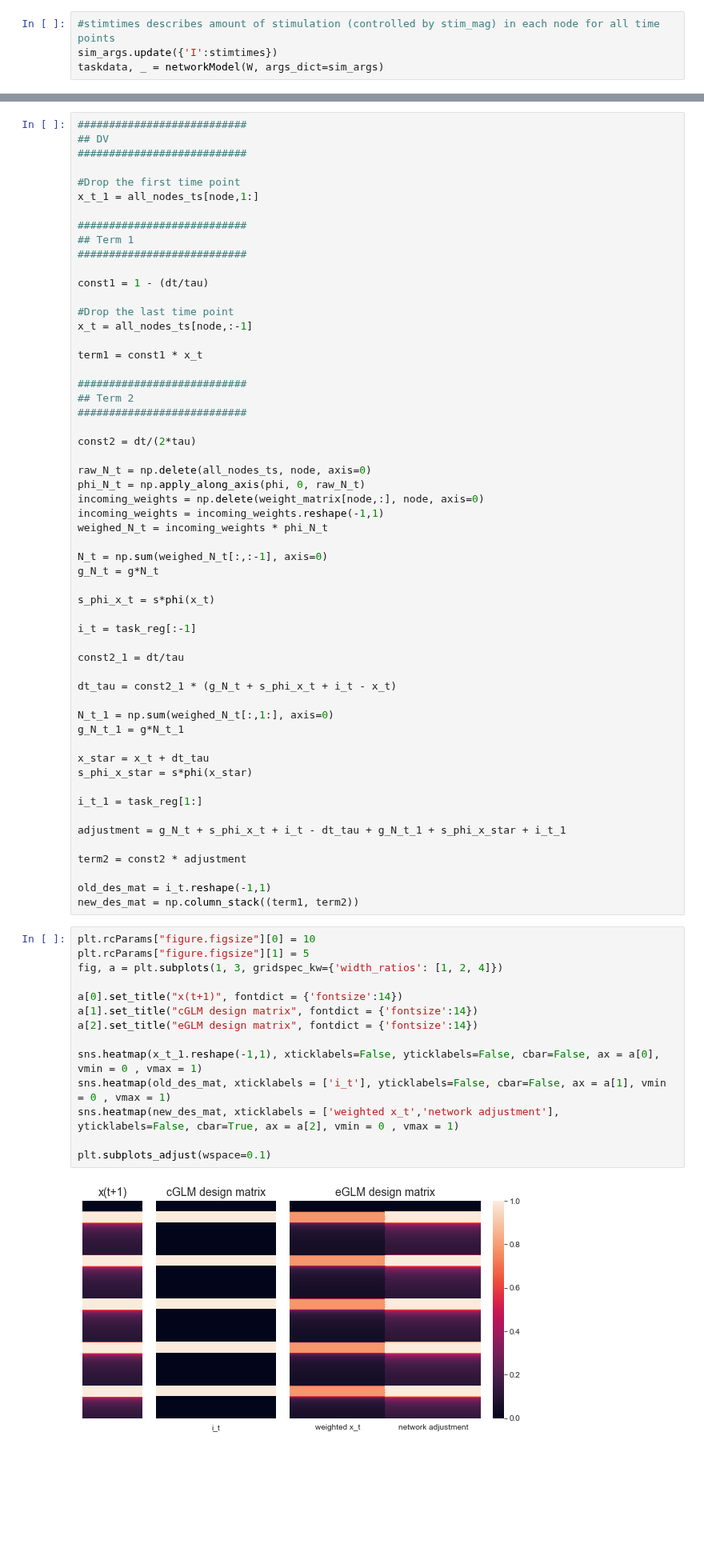
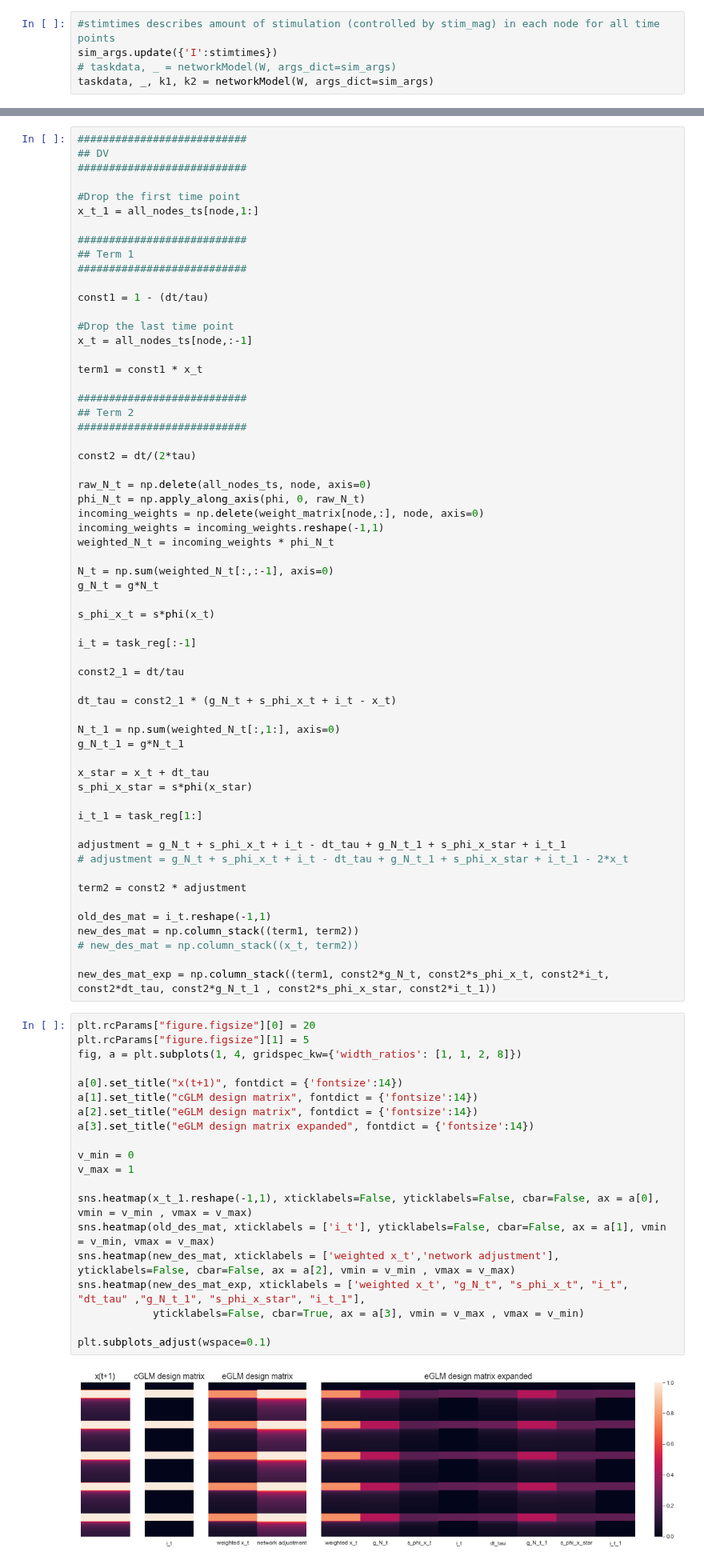
Before and after one commit to zenkavi/NeuralMassModels, a Jupyter notebook: simulations/NB1_Minimal_model.ipynb, the cells around one changed output, grey strips where cells are left out. Shown at 80% size. Drawn from its saved outputs; the diff is of its cells as text; blank space fills up the shorter version.

```diff
--- a/simulations/NB1_Minimal_model.ipynb
+++ b/simulations/NB1_Minimal_model.ipynb
@@ -102,4 +102,5 @@ plt.plot(tasktiming[::int(1/sim_args['dt'])])
 # %%
 #stimtimes describes amount of stimulation (controlled by stim_mag) in each node for all time points
 sim_args.update({'I':stimtimes})
-taskdata, _ = networkModel(W, args_dict=sim_args)
+# taskdata, _ = networkModel(W, args_dict=sim_args)
+taskdata, _, k1, k2 = networkModel(W, args_dict=sim_args)
@@ -242,9 +248,9 @@ raw_N_t = np.delete(all_nodes_ts, node, axis=0)
 phi_N_t = np.apply_along_axis(phi, 0, raw_N_t)
 incoming_weights = np.delete(weight_matrix[node,:], node, axis=0)
 incoming_weights = incoming_weights.reshape(-1,1)
-weighed_N_t = incoming_weights * phi_N_t
+weighted_N_t = incoming_weights * phi_N_t
 
-N_t = np.sum(weighed_N_t[:,:-1], axis=0)
+N_t = np.sum(weighted_N_t[:,:-1], axis=0)
 g_N_t = g*N_t
 
 s_phi_x_t = s*phi(x_t)
@@ -255,7 +261,7 @@ const2_1 = dt/tau
 
 dt_tau = const2_1 * (g_N_t + s_phi_x_t + i_t - x_t)
 
-N_t_1 = np.sum(weighed_N_t[:,1:], axis=0)
+N_t_1 = np.sum(weighted_N_t[:,1:], axis=0)
 g_N_t_1 = g*N_t_1
 
 x_star = x_t + dt_tau
@@ -264,24 +270,34 @@ s_phi_x_star = s*phi(x_star)
 i_t_1 = task_reg[1:]
 
 adjustment = g_N_t + s_phi_x_t + i_t - dt_tau + g_N_t_1 + s_phi_x_star + i_t_1
+# adjustment = g_N_t + s_phi_x_t + i_t - dt_tau + g_N_t_1 + s_phi_x_star + i_t_1 - 2*x_t
 
 term2 = const2 * adjustment
 
 old_des_mat = i_t.reshape(-1,1)
 new_des_mat = np.column_stack((term1, term2))
+# new_des_mat = np.column_stack((x_t, term2))
+
+new_des_mat_exp = np.column_stack((term1, const2*g_N_t, const2*s_phi_x_t, const2*i_t, const2*dt_tau, const2*g_N_t_1 , const2*s_phi_x_star, const2*i_t_1))
 # %%
-plt.rcParams["figure.figsize"][0] = 10
+plt.rcParams["figure.figsize"][0] = 20
 plt.rcParams["figure.figsize"][1] = 5
-fig, a = plt.subplots(1, 3, gridspec_kw={'width_ratios': [1, 2, 4]})
+fig, a = plt.subplots(1, 4, gridspec_kw={'width_ratios': [1, 1, 2, 8]})
 
 a[0].set_title("x(t+1)", fontdict = {'fontsize':14})
 a[1].set_title("cGLM design matrix", fontdict = {'fontsize':14})
 a[2].set_title("eGLM design matrix", fontdict = {'fontsize':14})
+a[3].set_title("eGLM design matrix expanded", fontdict = {'fontsize':14})
 
-sns.heatmap(x_t_1.reshape(-1,1), xticklabels=False, yticklabels=False, cbar=False, ax = a[0], vmin = 0 , vmax = 1)
-sns.heatmap(old_des_mat, xticklabels = ['i_t'], yticklabels=False, cbar=False, ax = a[1], vmin = 0 , vmax = 1)
-sns.heatmap(new_des_mat, xticklabels = ['weighted x_t','network adjustment'], yticklabels=False, cbar=True, ax = a[2], vmin = 0 , vmax = 1)
+v_min = 0
+v_max = 1
+
+sns.heatmap(x_t_1.reshape(-1,1), xticklabels=False, yticklabels=False, cbar=False, ax = a[0], vmin = v_min , vmax = v_max)
+sns.heatmap(old_des_mat, xticklabels = ['i_t'], yticklabels=False, cbar=False, ax = a[1], vmin = v_min, vmax = v_max)
+sns.heatmap(new_des_mat, xticklabels = ['weighted x_t','network adjustment'], yticklabels=False, cbar=False, ax = a[2], vmin = v_min , vmax = v_max)
+sns.heatmap(new_des_mat_exp, xticklabels = ['weighted x_t', "g_N_t", "s_phi_x_t", "i_t", "dt_tau" ,"g_N_t_1", "s_phi_x_star", "i_t_1"],
+            yticklabels=False, cbar=True, ax = a[3], vmin = v_max , vmax = v_min)
 
 plt.subplots_adjust(wspace=0.1)
 # %% [output]
-[figure, old version]
+[figure, new version]
```
Also changed, not shown: parts of 7 cells of this notebook, 2 other files.
